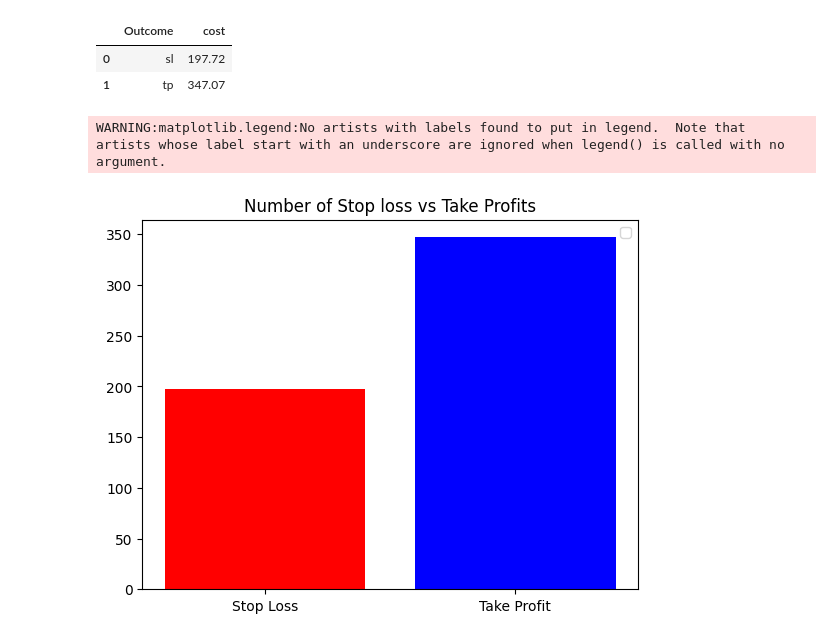
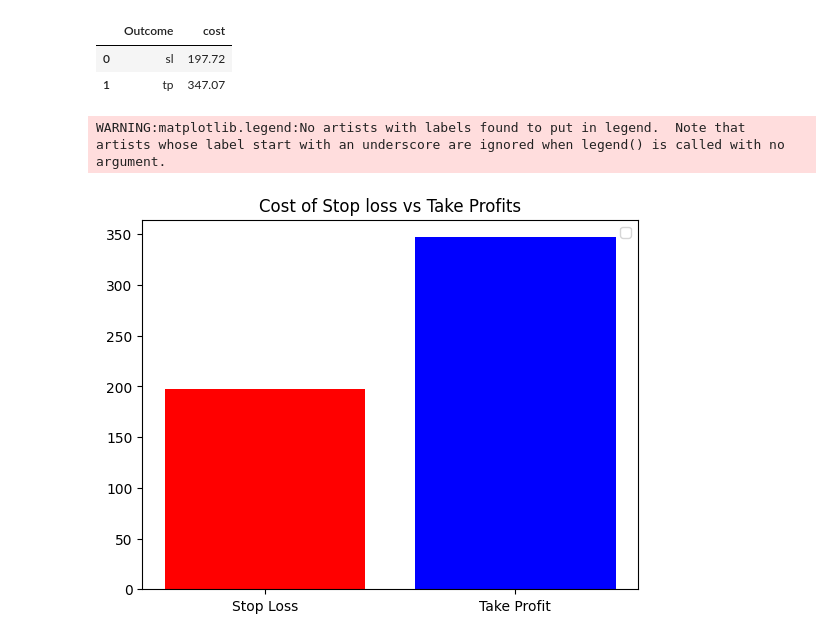
Before and after one commit to ToluPaul/forex, a Jupyter notebook: forex_pred.ipynb, the cells around one changed output. Saved outputs shown, nothing was run; the diff lists cells and outputs as text; code cells hidden in the pictures.

```diff
--- a/forex_pred.ipynb
+++ b/forex_pred.ipynb
@@ -259,10 +230,10 @@ no_ne
 | 1 | tp | 347.07 |
 # %%
 plt.bar('Outcome', 'cost', data = no_ne, color = ['red', 'blue'])
-plt.title('Number of Stop loss vs Take Profits')
+plt.title('Cost of Stop loss vs Take Profits')
 plt.xticks(ticks = ['sl', 'tp'],labels= ['Stop Loss', 'Take Profit'])
 plt.legend()
 plt.show()
 # %% [output]
 WARNING:matplotlib.legend:No artists with labels found to put in legend.  Note that artists whose label start with an underscore are ignored when legend() is called with no argument.
-[figure, old version]
+[figure, new version]
```
Also changed, not shown: parts of 8 cells of this notebook.
